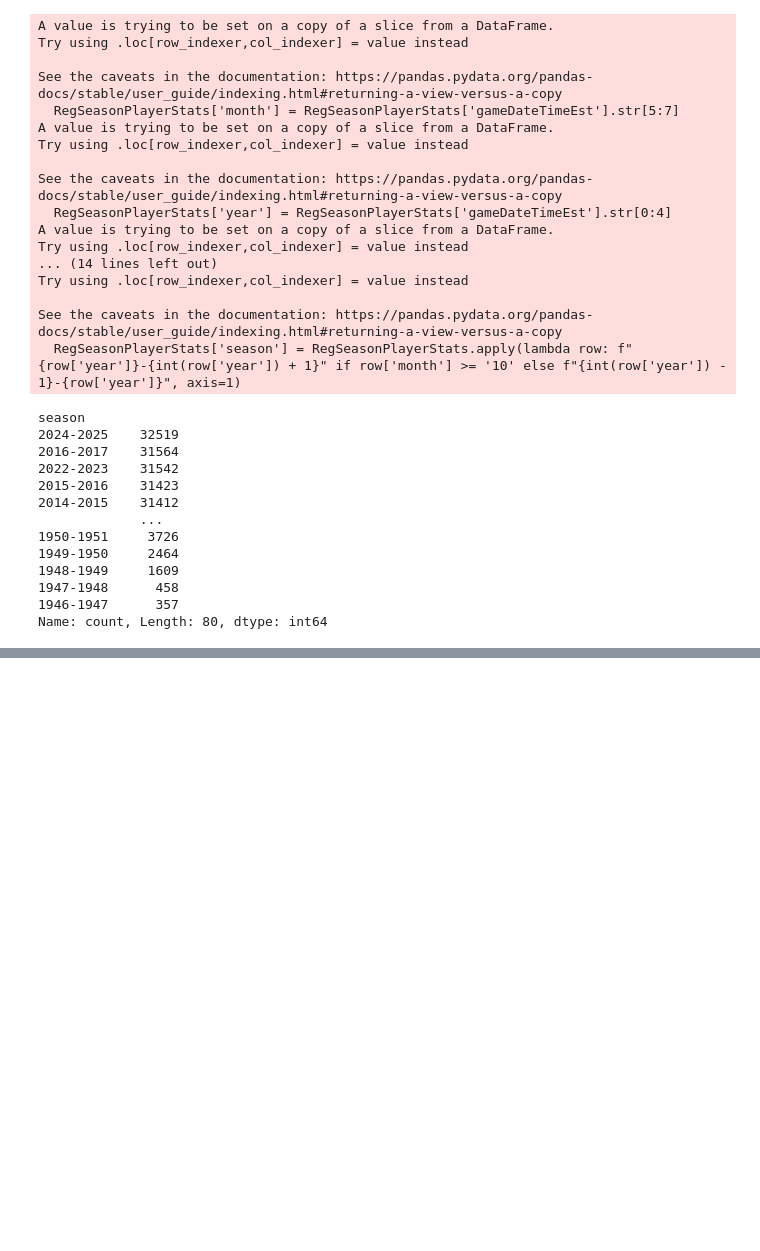
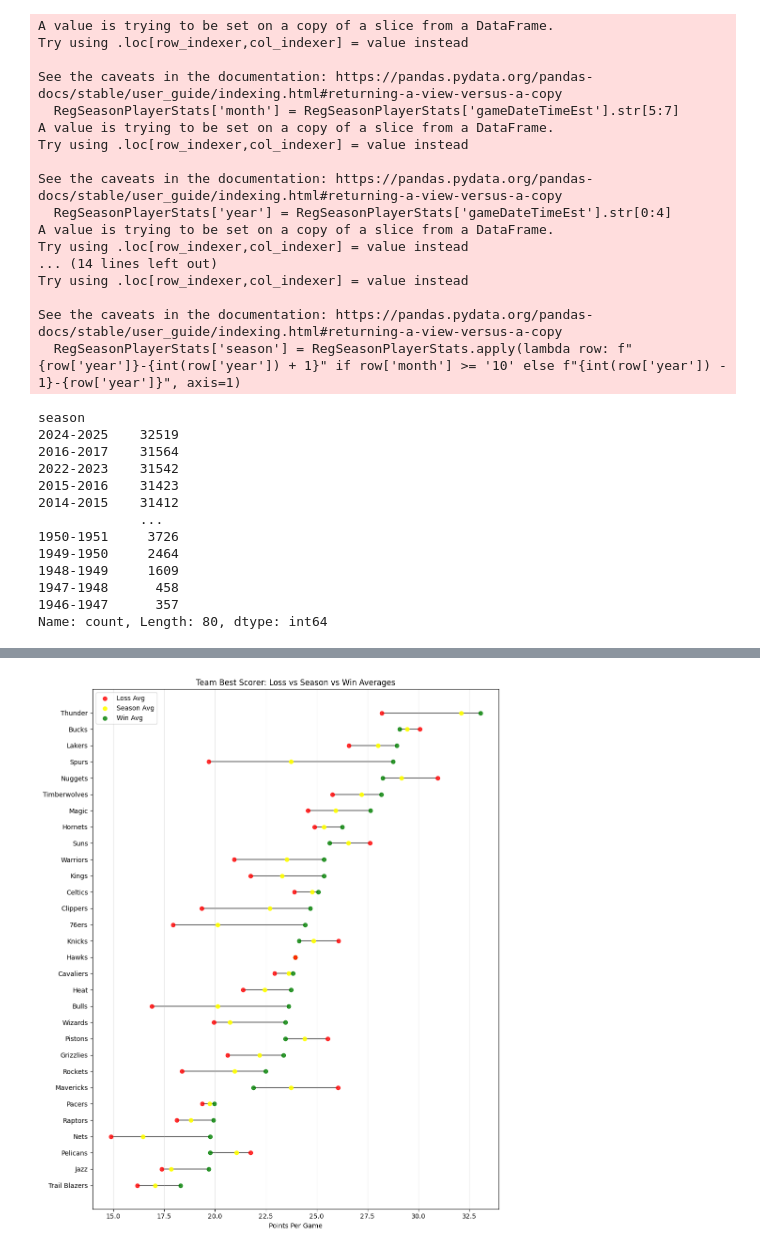
Before and after one commit to nmalloy13/nbaTopScorerProj, a Jupyter notebook: NBA.ipynb, the cells around one changed output, grey strips where cells are left out. Drawn from its saved outputs; the diff is of its cells as text; code cells hidden in the pictures; blank space fills up the shorter version.

```diff
--- a/NBA.ipynb
+++ b/NBA.ipynb
@@ -305,0 +309,58 @@ topTeamScorers.tail(10)
+# %%
+import matplotlib.pyplot as plt
+
+plot_df = topTeamScorers[topTeamScorers['season'] == '2024-2025'].copy()
+plot_df = plot_df.sort_values("avg_points_per_win", ascending=True)
+
+plt.figure(figsize=(10, 12))
+
+
+# Loss averages (RED)
+plt.scatter(
+    plot_df["avg_points_per_loss"],
+    plot_df["team"],
+    color="red",
+    label="Loss Avg",
+    alpha=0.8,
+    zorder=4
+)
+
+# Season averages
+plt.scatter(
+    plot_df["points_per_game"],
+    plot_df["team"],
+    color="yellow",
+    label="Season Avg",
+    alpha=0.9,
+    zorder=3
+)
+
+# Win averages
+plt.scatter(
+    plot_df["avg_points_per_win"],
+    plot_df["team"],
+    color="green",
+    label="Win Avg",
+    alpha=0.8,
+    zorder=2
+)
+# Black connecting line (loss -> win)
+plt.hlines(
+    y=plot_df["team"],
+    xmin=plot_df["avg_points_per_loss"],
+    xmax=plot_df["avg_points_per_win"],
+    color="black",
+    alpha=0.6,
+    linewidth=1.5,
+    zorder=1
+)
+
+plt.xlabel("Points Per Game")
+plt.title("Team Best Scorer: Loss vs Season vs Win Averages")
+plt.legend()
+plt.grid(axis="x", alpha=0.3)
+
+plt.tight_layout()
+plt.show()
+# %% [output]
+[figure, added]
```
Also changed, not shown: parts of 2 cells of this notebook.
